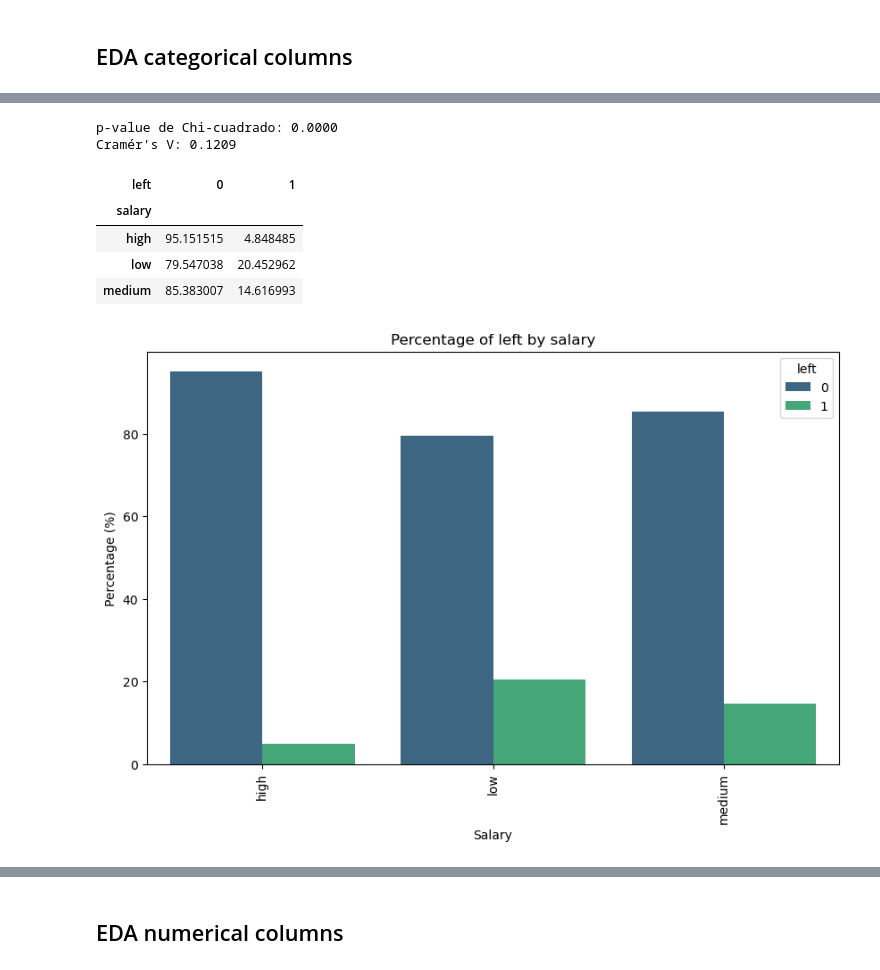
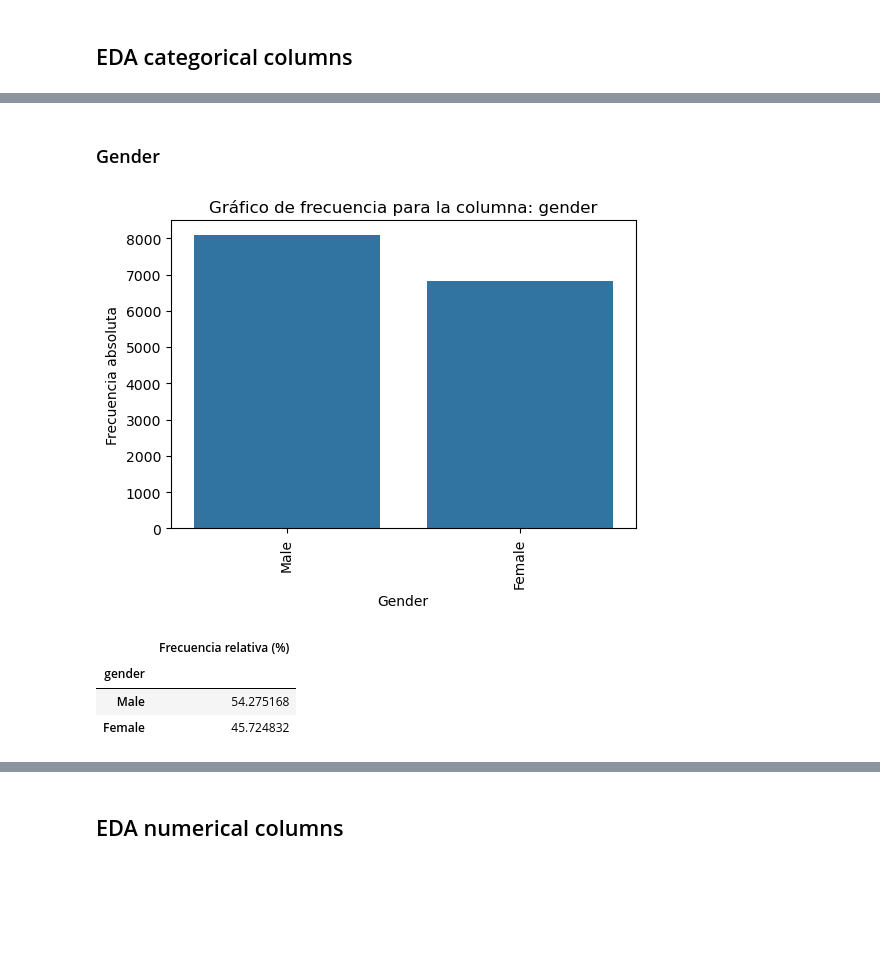
Before and after one commit to LOA395/how_to_prevent_employee_burnout, a Jupyter notebook: main.ipynb, the cells around one changed output, grey strips where cells are left out. Drawn from its saved outputs; the diff is of its cells as text; code cells hidden in the pictures; blank space fills up the shorter version.

```diff
--- a/main.ipynb
+++ b/main.ipynb
@@ -297,11 +369,0 @@ eda_uni_cat(data, 'salary')
-# %%
-eda_bi_cat(data, 'salary', 'left')
-# %% [output]
-p-value de Chi-cuadrado: 0.0000
-Cramér's V: 0.1209
-| left | 0 | 1 |
-| salary |  |  |
-| high | 95.151515 | 4.848485 |
-| low | 79.547038 | 20.452962 |
-| medium | 85.383007 | 14.616993 |
-[figure, removed]
@@ -307,0 +413,10 @@ Cramér's V: 0.1209
+# %% [markdown]
+### Gender
+# %%
+eda_uni_cat(data, 'gender')
+# %% [output]
+[figure, added]
+|  | Frecuencia relativa (%) |
+| gender |  |
+| Male | 54.275168 |
+| Female | 45.724832 |
```
Also changed, not shown: parts of 88 cells of this notebook, 4 other files.
